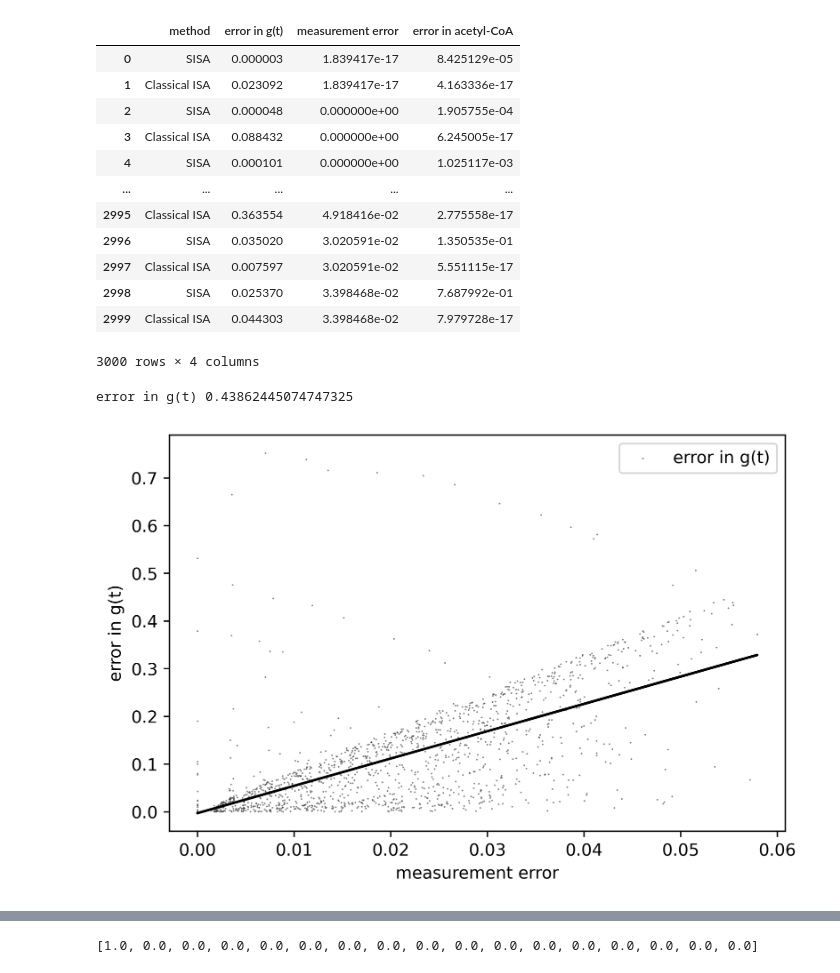
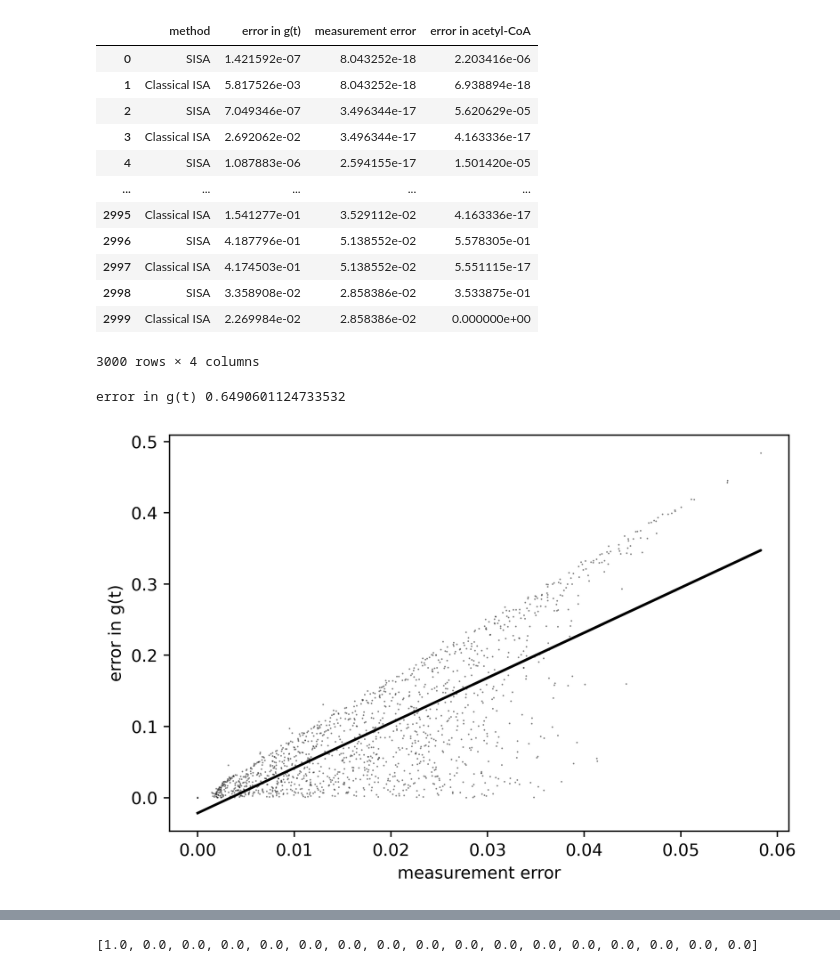
Before and after one commit to e-stan/imaging, a Jupyter notebook: notebooks/error_analysis_palmitate.ipynb, the cells around one changed output, grey strips where cells are left out. Drawn from its saved outputs; the diff is of its cells as text; code cells hidden in the pictures.

```diff
--- a/notebooks/error_analysis_palmitate.ipynb
+++ b/notebooks/error_analysis_palmitate.ipynb
@@ -28,7 +28,7 @@ exprList = SIMSIToolBox.generateISAExpressions(SIMSIToolBox.getISAEq(numCarbons)
 isa_func = sym.lambdify(*exprList)
 
 gs = np.random.random(n)
-ds = np.random.random(n)
+ds = np.random.random(n) * .5 + 0.5
 ts = np.random.random((n,3))
 ts = np.array([x/np.sum(x) for x in ts])
 # %%
@@ -65,43 +65,43 @@ plt_dict = pd.DataFrame.from_dict(plt_dict,orient="index")
 plt_dict
 # %% [output]
 |  | method | error in g(t) | measurement error | error in acetyl-CoA |
-| 0 | SISA | 0.000003 | 1.839417e-17 | 8.425129e-05 |
-| 1 | Classical ISA | 0.023092 | 1.839417e-17 | 4.163336e-17 |
-| 2 | SISA | 0.000048 | 0.000000e+00 | 1.905755e-04 |
-| 3 | Classical ISA | 0.088432 | 0.000000e+00 | 6.245005e-17 |
-| 4 | SISA | 0.000101 | 0.000000e+00 | 1.025117e-03 |
+| 0 | SISA | 1.421592e-07 | 8.043252e-18 | 2.203416e-06 |
+| 1 | Classical ISA | 5.817526e-03 | 8.043252e-18 | 6.938894e-18 |
+| 2 | SISA | 7.049346e-07 | 3.496344e-17 | 5.620629e-05 |
+| 3 | Classical ISA | 2.692062e-02 | 3.496344e-17 | 4.163336e-17 |
+| 4 | SISA | 1.087883e-06 | 2.594155e-17 | 1.501420e-05 |
 | ... | ... | ... | ... | ... |
-| 2995 | Classical ISA | 0.363554 | 4.918416e-02 | 2.775558e-17 |
-| 2996 | SISA | 0.035020 | 3.020591e-02 | 1.350535e-01 |
-| 2997 | Classical ISA | 0.007597 | 3.020591e-02 | 5.551115e-17 |
-| 2998 | SISA | 0.025370 | 3.398468e-02 | 7.687992e-01 |
-| 2999 | Classical ISA | 0.044303 | 3.398468e-02 | 7.979728e-17 |
+| 2995 | Classical ISA | 1.541277e-01 | 3.529112e-02 | 4.163336e-17 |
+| 2996 | SISA | 4.187796e-01 | 5.138552e-02 | 5.578305e-01 |
+| 2997 | Classical ISA | 4.174503e-01 | 5.138552e-02 | 5.551115e-17 |
+| 2998 | SISA | 3.358908e-02 | 2.858386e-02 | 3.533875e-01 |
+| 2999 | Classical ISA | 2.269984e-02 | 2.858386e-02 | 0.000000e+00 |
 3000 rows × 4 columns
 # %%
 palette = {"error in g(t)":"black"}#,"error in acetyl-CoA":"green"}
 models = {}
 #sb.lineplot(data=plt_dict,x="measurement error",y="error in g(t)",hue="method",palette=palette)
 for error,color in palette.items():
     filt = plt_dict[plt_dict["method"] == "SISA"]
     #sb.regplot(data=filt,x="measurement error",y=error, ci=0,scatter_kws={"s": .1,"alpha":1.0},color=color,label=error)
-    sb.scatterplot(data=filt,x="measurement error",y=error, s = 1,alpha=0.5,color=color,label=error)
+    sb.scatterplot(data=filt,x="measurement error",y=error, s = 1,alpha=0.5,color=color)
     linReg = LinearRegression()
     linReg.fit(filt["measurement error"].values.reshape(-1,1),filt[error].values)
     #z = lowess(filt[error].values, filt["measurement error"].values,is_sorted=False)
     #pred = interp1d(z[:,0],z[:,1])(filt["measurement error"].values)
     pred = linReg.predict(filt["measurement error"].values.reshape(-1,1))
     r2 = r2_score(filt[error].values,pred)
     plt.plot(filt["measurement error"].values,pred,color=color)
     models[error] = interp1d(filt["measurement error"].values,pred,fill_value="extrapolate")
     print(error,r2)
 
 plt.ylabel("error in g(t)")
 plt.tight_layout()
 plt.savefig("../figures_presentations/noise_g_t_scatter.png")
 #plt.legend()
 # %% [output]
-error in g(t) 0.43862445074747325
+error in g(t) 0.6490601124733532
-[figure, old version]
+[figure, new version]
 # %%
 palette = {"SISA":"blue","Classical ISA":"red"}
 
```
Also changed, not shown: parts of 6 cells of this notebook, 3 other files.
